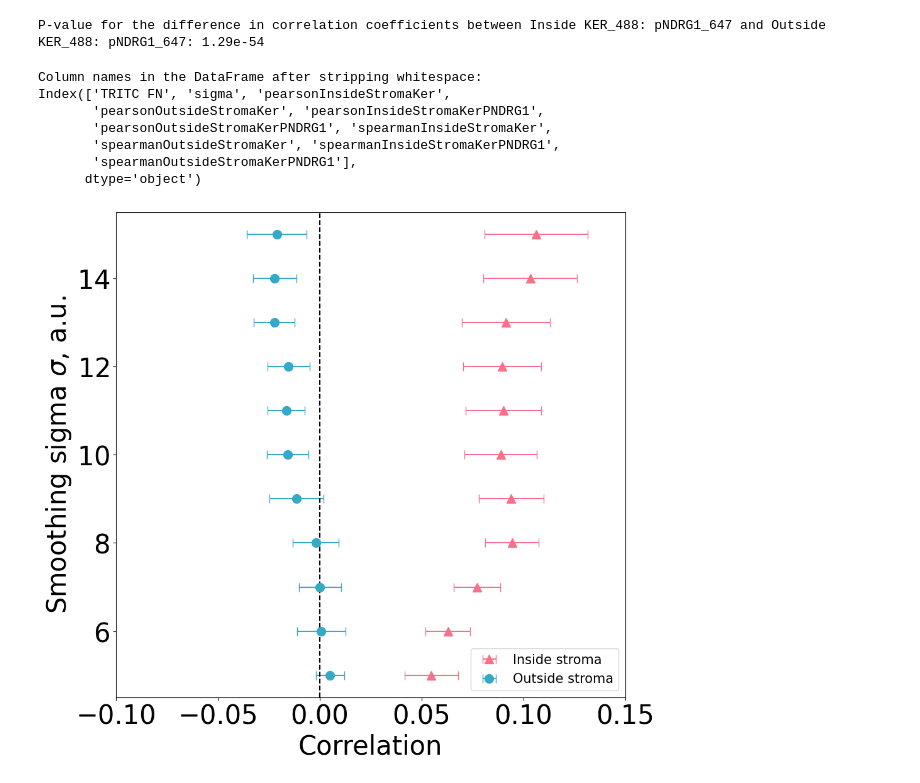
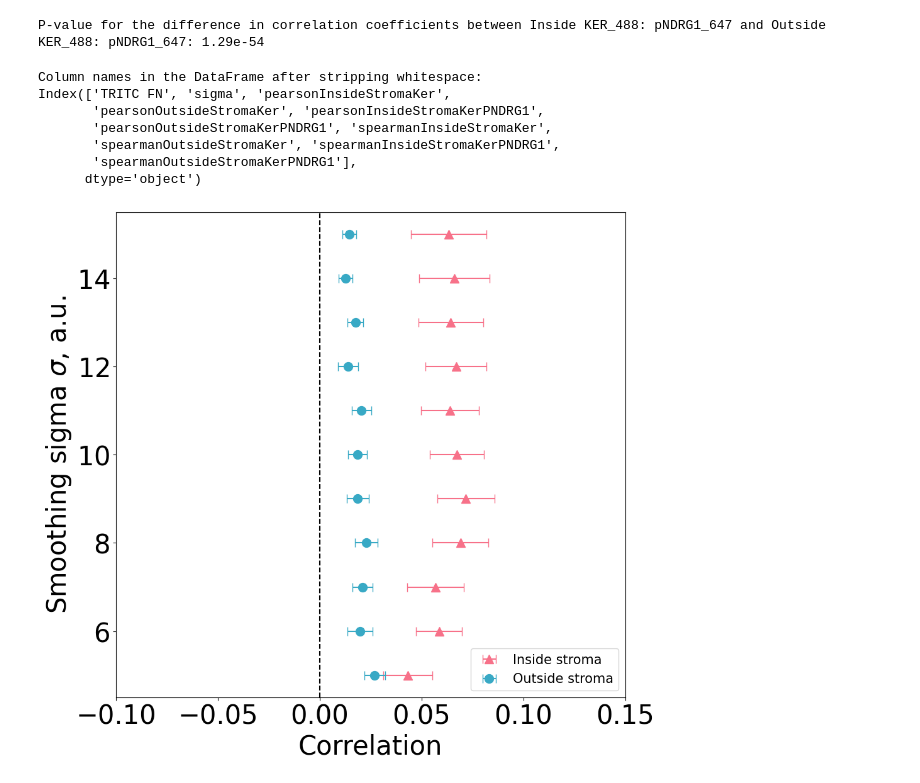
Before and after one commit to HMS-IAC/stroma-spatial-analysis-web, a Jupyter notebook: analysis/AsPC_Ki67/20250312_ki67_sensitivity.ipynb, the cells around one changed output. Drawn from its saved outputs; the diff is of its cells as text; code cells hidden in the pictures.

```diff
--- a/analysis/AsPC_Ki67/20250312_ki67_sensitivity.ipynb
+++ b/analysis/AsPC_Ki67/20250312_ki67_sensitivity.ipynb
@@ -139,7 +139,7 @@ def bootstrap_sem(data, n_bootstrap=500):
     return np.std(medians)
 
 # Path to the folder containing CSV files
-folder_path = "/Users/antoine/Harvard/IAC/image_analysis_paper_QP_projects/AsPC_Ki67/results/sensitivity/20250311_sensitivity_s5-15_fn2000-8000"
+folder_path = "//Users/antoine/Harvard/IAC/image_analysis_paper_QP_projects/AsPC_Ki67/results/sensitivity/20250328_thresholdss5-15_fn2500-7500"
 
 # Get the list of CSV files
 csv_files = [file for file in os.listdir(folder_path) if file.endswith('.csv')]
@@ -194,6 +194,13 @@ sem_corr_FN_568 = grouped_FN_568.apply(lambda x: pd.Series({
     'pearsonOutsideStromaKerPNDRG1': bootstrap_sem(x['pearsonOutsideStromaKerPNDRG1'])
 }))
 
+# Print median value range for sigma plot
+inside_range_sigma = avg_corr_sigma["pearsonInsideStromaKerPNDRG1"].min(), avg_corr_sigma["pearsonInsideStromaKerPNDRG1"].max()
+outside_range_sigma = avg_corr_sigma["pearsonOutsideStromaKerPNDRG1"].min(), avg_corr_sigma["pearsonOutsideStromaKerPNDRG1"].max()
+
+print(f"[Sigma] Inside stroma median correlation spans from {inside_range_sigma[0]:.2f} to {inside_range_sigma[1]:.2f}")
+print(f"[Sigma] Outside stroma median correlation spans from {outside_range_sigma[0]:.2f} to {outside_range_sigma[1]:.2f}")
+
 # Create the first plot for 'sigma'
 fig1, ax1 = plt.subplots(figsize=(10, 9))
 
@@ -218,39 +225,39 @@ ax1.set_ylabel(r'Smoothing sigma $\sigma$, a.u.', fontsize=30)
 ax1.set_xlabel('Correlation', fontsize=30)
 
 plt.tight_layout()
-plt.savefig('/Users/antoine/Harvard/IAC/image_analysis_paper_QP_projects/AsPC_Ki67/plots/Ki67_sensitivity_stroma_annotation_sigma.png', dpi=300)
+plt.savefig('/Users/antoine/Harvard/IAC/image_analysis_paper_QP_projects/AsPC_Ki67/plots/20250328_Ki67_sensitivity_stroma_annotation_sigma.png', dpi=300)
 plt.show()
 
 # Create the second plot for 'FN_568'
 fig2, ax2 = plt.subplots(figsize=(10, 9))
 
 # Plot data on the second plot with error bars
 ax2.errorbar(avg_corr_FN_568["pearsonInsideStromaKerPNDRG1"], avg_corr_FN_568.index, xerr=sem_corr_FN_568["pearsonInsideStromaKerPNDRG1"], fmt='^', color=color_palette[0], label='Inside stroma', markersize=10, capsize=5)
 ax2.errorbar(avg_corr_FN_568["pearsonOutsideStromaKerPNDRG1"], avg_corr_FN_568.index, xerr=sem_corr_FN_568["pearsonOutsideStromaKerPNDRG1"], fmt='o', color=color_palette[3], label='Outside stroma', markersize=10, capsize=5)
 ax2.axvline(x=0, color='black', ls='--')
 ax2.legend(prop={'size': 15}, loc='lower right')
 ax2.set_xlim(-0.05, 0.2)
 
 # Set the y-axis formatter to display scientific notation with a fixed number of decimals
 ax2.yaxis.set_major_formatter(formatter)
 ax2.tick_params(axis='both', which='major', labelsize=30)
 ax2.tick_params(axis='both', which='minor', labelsize=30)
 ax2.yaxis.get_offset_text().set_size(30)
 ax2.yaxis.get_offset_text().set_fontsize(30)
 ax2.yaxis.get_offset_text().set_color('black')
 
 ax2.set_ylabel('Fibronectin intensity threshold, a.u.', fontsize=30)
 ax2.set_xlabel('Correlation', fontsize=30)
 
 plt.tight_layout()
-plt.savefig('/Users/antoine/Harvard/IAC/image_analysis_paper_QP_projects/AsPC_Ki67/plots/Ki67_sensitivity_stroma_annotation_FN_568.png', dpi=300)
+plt.savefig('/Users/antoine/Harvard/IAC/image_analysis_paper_QP_projects/AsPC_Ki67/plots/20250328_Ki67_sensitivity_stroma_annotation_FN_568.png', dpi=300)
 plt.show()
 # %% [output]
 Column names in the DataFrame after stripping whitespace:
 Index(['TRITC FN', 'sigma', 'pearsonInsideStromaKer',
        'pearsonOutsideStromaKer', 'pearsonInsideStromaKerPNDRG1',
        'pearsonOutsideStromaKerPNDRG1', 'spearmanInsideStromaKer',
        'spearmanOutsideStromaKer', 'spearmanInsideStromaKerPNDRG1',
        'spearmanOutsideStromaKerPNDRG1'],
       dtype='object')
-[figure, old version]
+[figure, new version]
```
Also changed, not shown: parts of 2 cells of this notebook, 7 other files.
